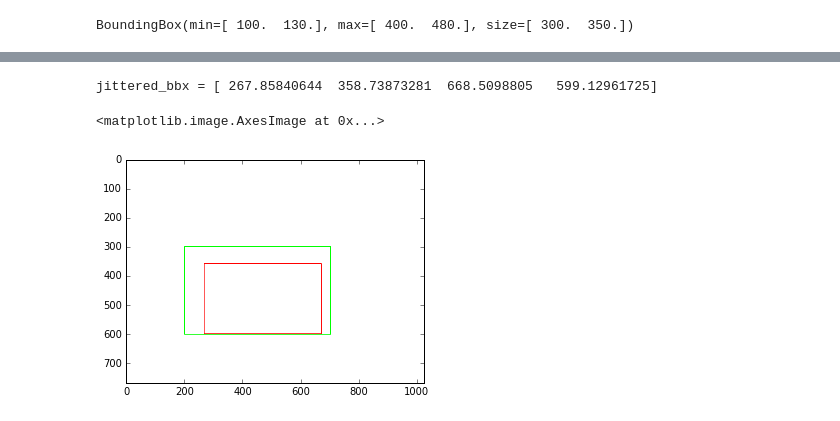
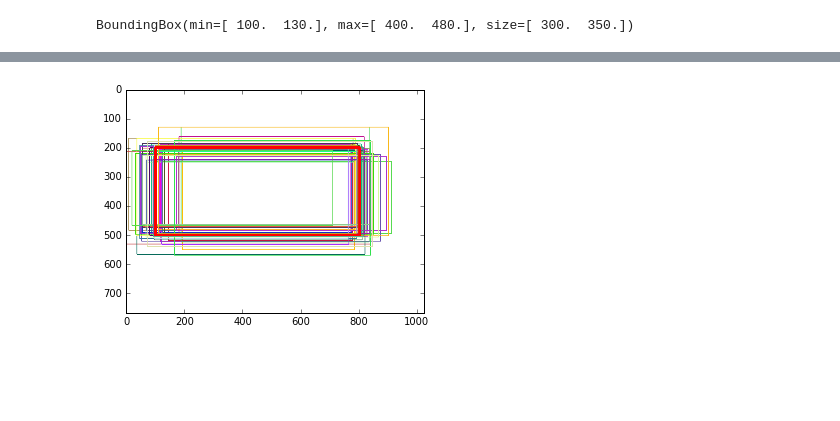
Before and after one commit to abhijitkundu/RenderAndCompare, a Jupyter notebook: python/playground/BoundingBox.ipynb, the cells around one changed output, grey strips where cells are left out. Drawn from its saved outputs; the diff is of its cells as text; code cells hidden in the pictures; blank space fills up the shorter version.

Commit message:
Added better bounding box jittering method

```diff
--- a/python/playground/BoundingBox.ipynb
+++ b/python/playground/BoundingBox.ipynb
@@ -34,7 +36,0 @@ bbx_iou_overlap(bbxA.array(), bbxB.array())
-# %%
-bbx = bbxA.array()
-min_jittter_iou = 0.5
-assert bbx.size % 2 == 0
-ndim = bbx.size / 2
-wh = (np.asarray(bbx[ndim:]) - np.asarray(bbx[:ndim])) * (1.0 - min_jittter_iou)
-print "wh =", wh
@@ -87,0 +65,9 @@ def create_jittered_bbx(bbx, min_jittter_iou):
+# %%
+bbx = np.array([100, 200, 800, 500.])
+num_of_trials = 10000
+# %%
+start = time()
+for _ in xrange(num_of_trials):
+    jittered_bbx = create_jittered_bbx(bbx, min_jittter_iou, 20)
+end = time()
+print "Took {}s".format(end - start)
@@ -87,0 +76,13 @@ def create_jittered_bbx(bbx, min_jittter_iou):
+# %%
+min_jittter_iou = 0.7
+
+ious = []
+jitterings = []
+for _ in xrange(10000):
+    jittered_bbx = create_jittered_bbx(bbx, min_jittter_iou, 20)
+    iou = bbx_iou_overlap(bbx, jittered_bbx)
+    assert iou >= min_jittter_iou
+    ious.append(iou)
+    jitterings.append(bbx - jittered_bbx)
+n, bins, patches = plt.hist(ious, 50, normed=1, facecolor='green', alpha=0.75)
+plt.show()
@@ -88,11 +127,11 @@ def create_jittered_bbx(bbx, min_jittter_iou):
 # %%
 image = np.full((768, 1024, 3), 255, dtype=np.uint8)
-jittered_bbx = create_jittered_bbx(bbx, 0.6)
-print "jittered_bbx =", jittered_bbx
-cv2.rectangle(image, tuple(bbx[:2].astype(np.float32)), tuple(bbx[2:].astype(np.float32)), (0, 255, 0), 2)
-cv2.rectangle(image, tuple(jittered_bbx[:2].astype(np.float32)), tuple(jittered_bbx[2:].astype(np.float32)), (255, 0, 0), 2)
+for _ in xrange(50):
+    jittered_bbx = create_jittered_bbx(bbx, 0.65)
+    color = tuple(np.random.randint(0, 256, size=3))
+    cv2.rectangle(image, tuple(jittered_bbx[:2].astype(np.float32)), tuple(jittered_bbx[2:].astype(np.float32)), color, 2)
+cv2.rectangle(image, tuple(bbx[:2].astype(np.float32)), tuple(bbx[2:].astype(np.float32)), (255, 0, 0), 8)
 plt.imshow(image)
+plt.show()
 # %% [output]
-jittered_bbx = [ 267.85840644  358.73873281  668.5098805   599.12961725]
-<matplotlib.image.AxesImage at 0x...>
-[figure, old version]
+[figure, new version]
```
Also changed, not shown: parts of 13 cells of this notebook, 1 other file.
